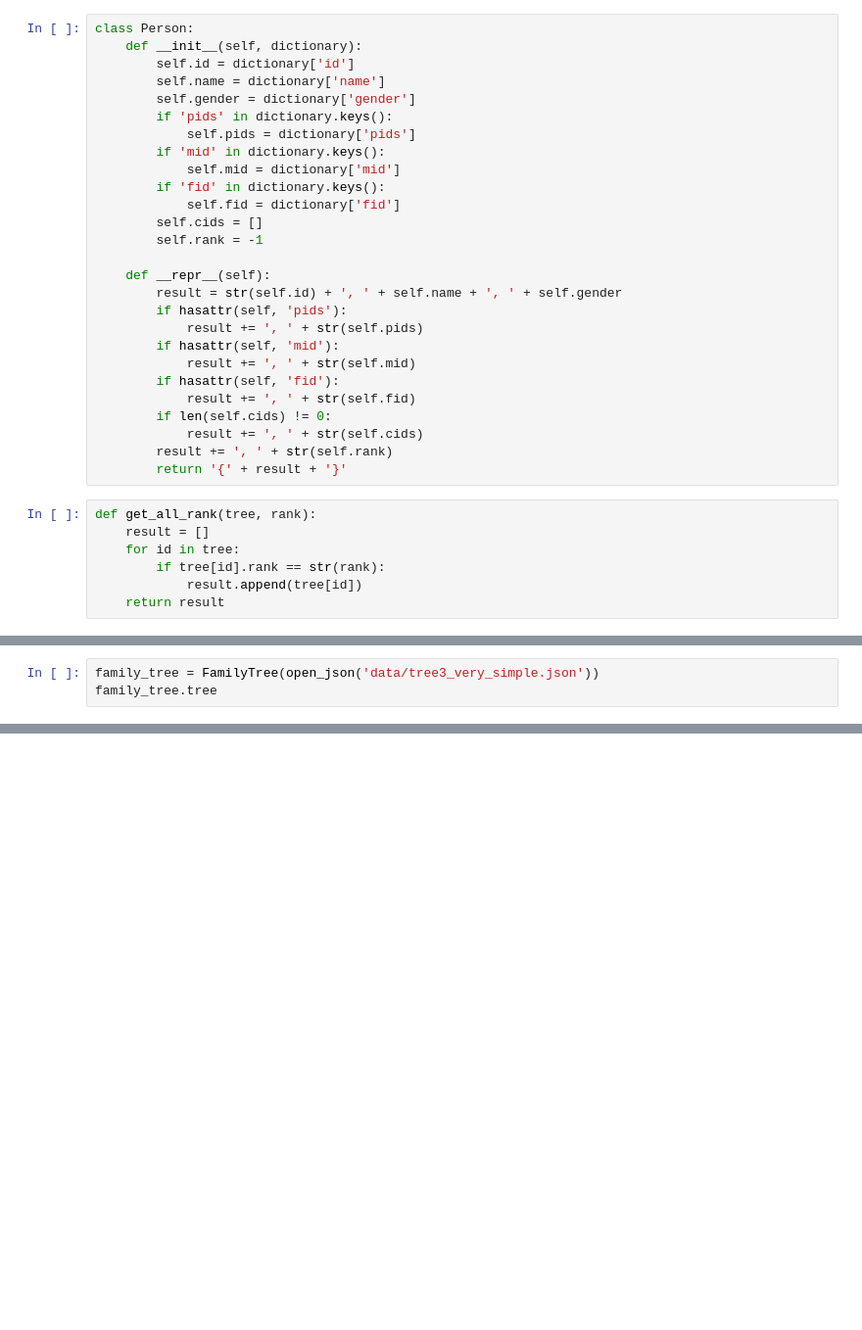
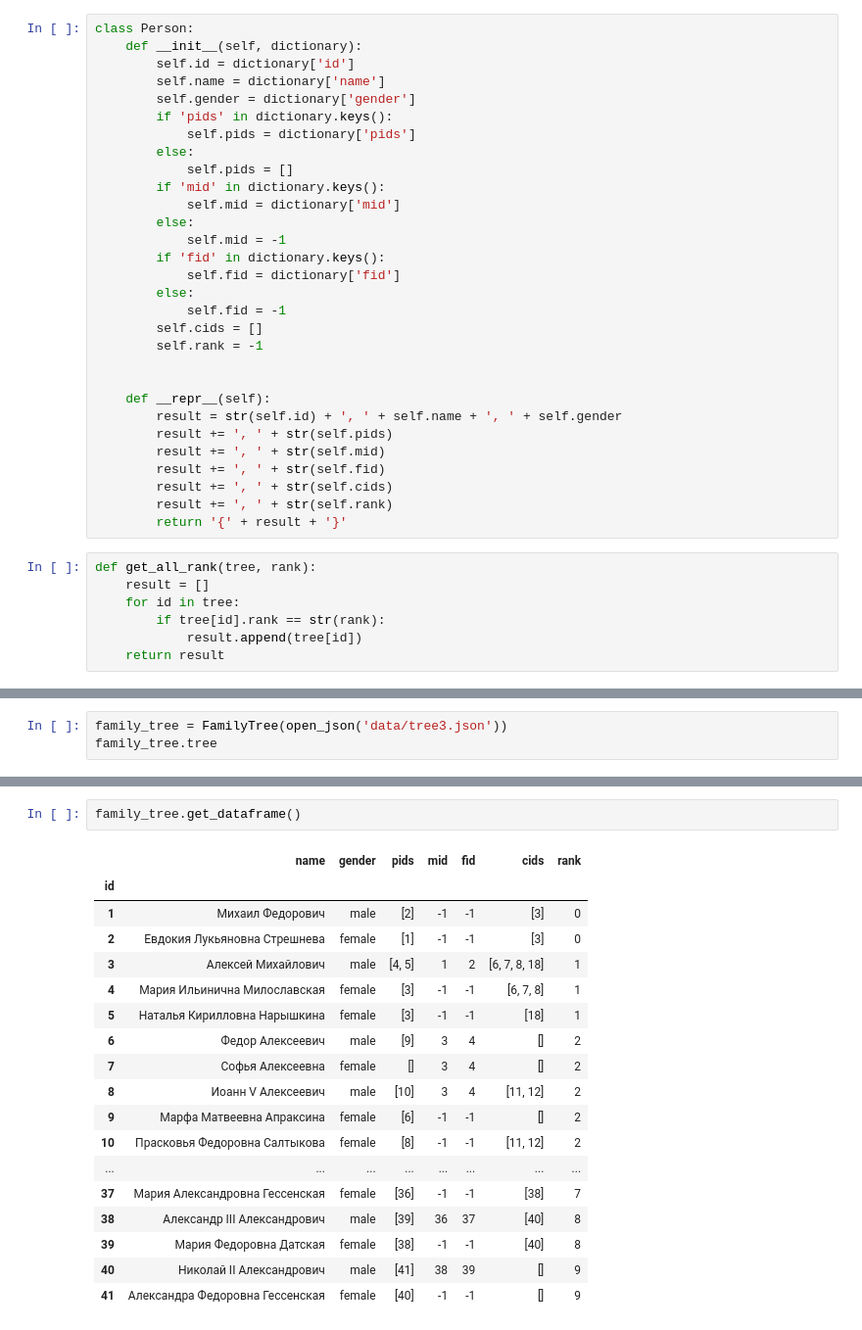
Before and after one commit to grushanina/json_parser, a Jupyter notebook: family_tree.ipynb, the cells around one changed output, grey strips where cells are left out. Shown at 98% size. Drawn from its saved outputs; the diff is of its cells as text; blank space fills up the shorter version.

```diff
--- a/family_tree.ipynb
+++ b/family_tree.ipynb
@@ -18,23 +18,26 @@ class Person:
         self.gender = dictionary['gender']
         if 'pids' in dictionary.keys():
             self.pids = dictionary['pids']
+        else:
+            self.pids = []
         if 'mid' in dictionary.keys():
             self.mid = dictionary['mid']
+        else:
+            self.mid = -1
         if 'fid' in dictionary.keys():
             self.fid = dictionary['fid']
+        else:
+            self.fid = -1
         self.cids = []
         self.rank = -1
 
+
     def __repr__(self):
         result = str(self.id) + ', ' + self.name + ', ' + self.gender
-        if hasattr(self, 'pids'):
-            result += ', ' + str(self.pids)
-        if hasattr(self, 'mid'):
-            result += ', ' + str(self.mid)
-        if hasattr(self, 'fid'):
-            result += ', ' + str(self.fid)
-        if len(self.cids) != 0:
-            result += ', ' + str(self.cids)
+        result += ', ' + str(self.pids)
+        result += ', ' + str(self.mid)
+        result += ', ' + str(self.fid)
+        result += ', ' + str(self.cids)
         result += ', ' + str(self.rank)
         return '{' + result + '}'
 # %%
@@ -99,4 +131,4 @@ class FamilyTree:
 # %%
-family_tree = FamilyTree(open_json('data/tree3_very_simple.json'))
+family_tree = FamilyTree(open_json('data/tree3.json'))
 family_tree.tree
 # %% [output]
@@ -105,0 +152,21 @@ family_tree.tree
+# %%
+family_tree.get_dataframe()
+# %% [output]
+|  | name | gender | pids | mid | fid | cids | rank |
+| id |  |  |  |  |  |  |  |
+| 1 | Михаил Федорович | male | [2] | -1 | -1 | [3] | 0 |
+| 2 | Евдокия Лукьяновна Стрешнева | female | [1] | -1 | -1 | [3] | 0 |
+| 3 | Алексей Михайлович | male | [4, 5] | 1 | 2 | [6, 7, 8, 18] | 1 |
+| 4 | Мария Ильинична Милославская | female | [3] | -1 | -1 | [6, 7, 8] | 1 |
+| 5 | Наталья Кирилловна Нарышкина | female | [3] | -1 | -1 | [18] | 1 |
+| 6 | Федор Алексеевич | male | [9] | 3 | 4 | [] | 2 |
+| 7 | Софья Алексеевна | female | [] | 3 | 4 | [] | 2 |
+| 8 | Иоанн V Алексеевич | male | [10] | 3 | 4 | [11, 12] | 2 |
+| 9 | Марфа Матвеевна Апраксина | female | [6] | -1 | -1 | [] | 2 |
+| 10 | Прасковья Федоровна Салтыкова | female | [8] | -1 | -1 | [11, 12] | 2 |
+| ... | ... | ... | ... | ... | ... | ... | ... |
+| 37 | Мария Александровна Гессенская | female | [36] | -1 | -1 | [38] | 7 |
+| 38 | Александр III Александрович | male | [39] | 36 | 37 | [40] | 8 |
+| 39 | Мария Федоровна Датская | female | [38] | -1 | -1 | [40] | 8 |
+| 40 | Николай II Александрович | male | [41] | 38 | 39 | [] | 9 |
+| 41 | Александра Федоровна Гессенская | female | [40] | -1 | -1 | [] | 9 |
```
Also changed, not shown: parts of 5 cells of this notebook.
